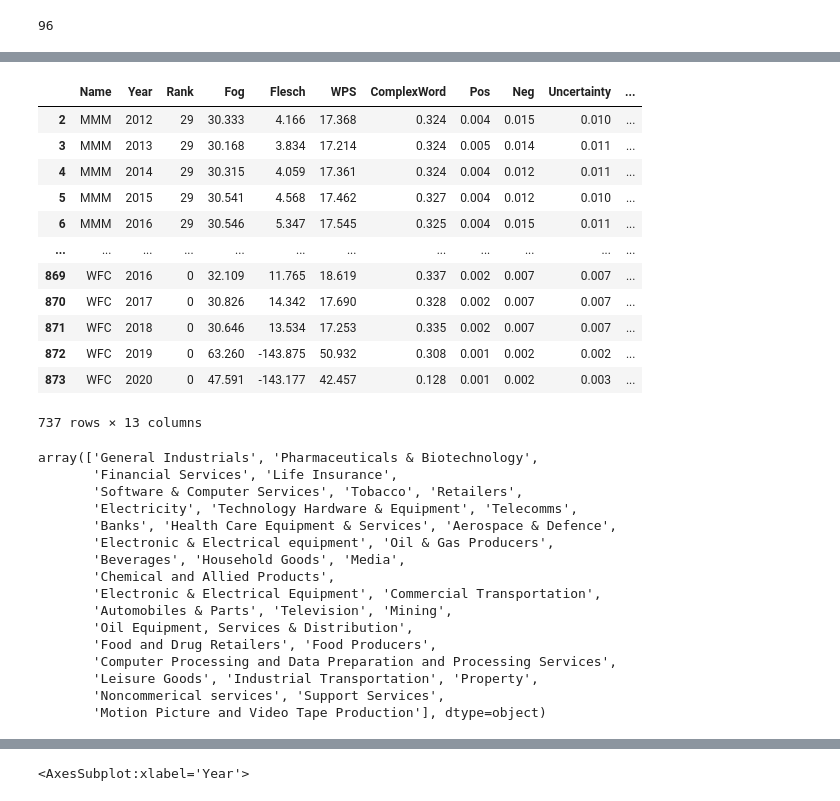
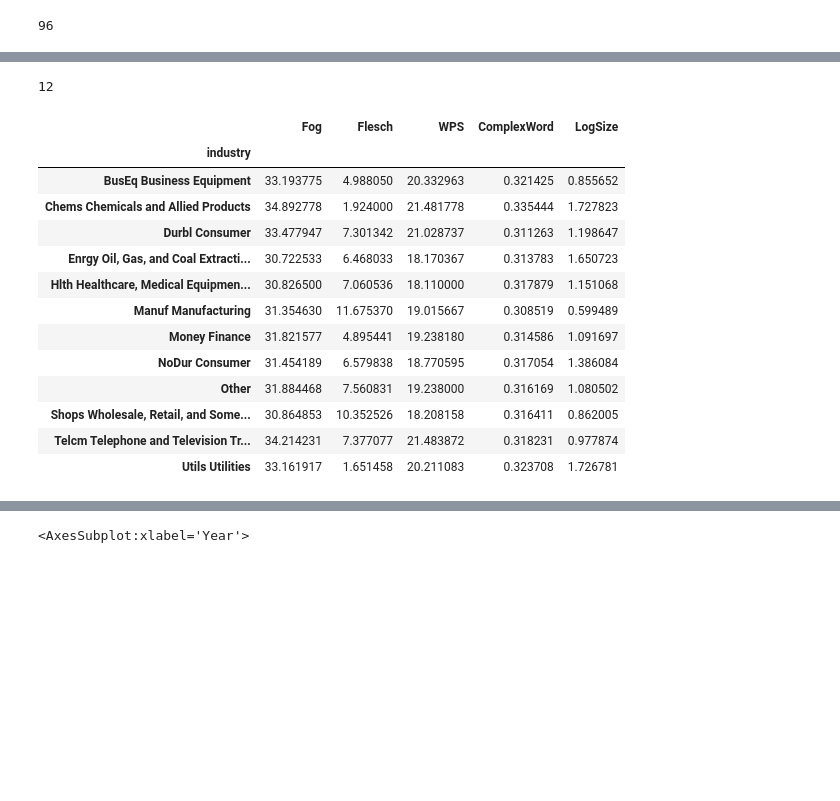
Before and after one commit to cskitty/linguistics, a Jupyter notebook: notebooks/ttest.ipynb, the cells around one changed output, grey strips where cells are left out. Cells and saved outputs as stored; diff of their text form; code cells hidden in the pictures; blank space fills up the shorter version.

```diff
--- a/notebooks/ttest.ipynb
+++ b/notebooks/ttest.ipynb
@@ -249,35 +277,4 @@ df['industry'] = df.apply(lambda x: dic[x['Name']], axis=1)
-# %%
-df
-# %% [output]
-|  | Name | Year | Rank | Fog | Flesch | WPS | ComplexWord | Pos | Neg | Uncertainty | ... |
-| 2 | MMM | 2012 | 29 | 30.333 | 4.166 | 17.368 | 0.324 | 0.004 | 0.015 | 0.010 | ... |
-| 3 | MMM | 2013 | 29 | 30.168 | 3.834 | 17.214 | 0.324 | 0.005 | 0.014 | 0.011 | ... |
-| 4 | MMM | 2014 | 29 | 30.315 | 4.059 | 17.361 | 0.324 | 0.004 | 0.012 | 0.011 | ... |
-| 5 | MMM | 2015 | 29 | 30.541 | 4.568 | 17.462 | 0.327 | 0.004 | 0.012 | 0.010 | ... |
-| 6 | MMM | 2016 | 29 | 30.546 | 5.347 | 17.545 | 0.325 | 0.004 | 0.015 | 0.011 | ... |
-| ... | ... | ... | ... | ... | ... | ... | ... | ... | ... | ... | ... |
-| 869 | WFC | 2016 | 0 | 32.109 | 11.765 | 18.619 | 0.337 | 0.002 | 0.007 | 0.007 | ... |
-| 870 | WFC | 2017 | 0 | 30.826 | 14.342 | 17.690 | 0.328 | 0.002 | 0.007 | 0.007 | ... |
-| 871 | WFC | 2018 | 0 | 30.646 | 13.534 | 17.253 | 0.335 | 0.002 | 0.007 | 0.007 | ... |
-| 872 | WFC | 2019 | 0 | 63.260 | -143.875 | 50.932 | 0.308 | 0.001 | 0.002 | 0.002 | ... |
-| 873 | WFC | 2020 | 0 | 47.591 | -143.177 | 42.457 | 0.128 | 0.001 | 0.002 | 0.003 | ... |
-737 rows × 13 columns
 # %%
-df.industry.unique()
+len(df.industry.unique())
 # %% [output]
-array(['General Industrials', 'Pharmaceuticals & Biotechnology',
-       'Financial Services', 'Life Insurance',
-       'Software & Computer Services', 'Tobacco', 'Retailers',
-       'Electricity', 'Technology Hardware & Equipment', 'Telecomms',
-       'Banks', 'Health Care Equipment & Services', 'Aerospace & Defence',
-       'Electronic & Electrical equipment', 'Oil & Gas Producers',
-       'Beverages', 'Household Goods', 'Media',
-       'Chemical and Allied Products',
-       'Electronic & Electrical Equipment', 'Commercial Transportation',
-       'Automobiles & Parts', 'Television', 'Mining',
-       'Oil Equipment, Services & Distribution',
-       'Food and Drug Retailers', 'Food Producers',
-       'Computer Processing and Data Preparation and Processing Services',
-       'Leisure Goods', 'Industrial Transportation', 'Property',
-       'Noncommerical services', 'Support Services',
-       'Motion Picture and Video Tape Production'], dtype=object)
+12
@@ -289,3 +281,21 @@ of.close()
+# %%
+df[['Fog','Flesch','WPS','ComplexWord','LogSize', 'industry']].groupby('industry').mean().to_csv('industry_mean.csv')
+df[['Fog','Flesch','WPS','ComplexWord','LogSize', 'industry']].groupby('industry').mean()
+# %% [output]
+|  | Fog | Flesch | WPS | ComplexWord | LogSize |
+| industry |  |  |  |  |  |
+| BusEq Business Equipment | 33.193775 | 4.988050 | 20.332963 | 0.321425 | 0.855652 |
+| Chems Chemicals and Allied Products | 34.892778 | 1.924000 | 21.481778 | 0.335444 | 1.727823 |
+| Durbl Consumer | 33.477947 | 7.301342 | 21.028737 | 0.311263 | 1.198647 |
+| Enrgy Oil, Gas, and Coal Extracti... | 30.722533 | 6.468033 | 18.170367 | 0.313783 | 1.650723 |
+| Hlth Healthcare, Medical Equipmen... | 30.826500 | 7.060536 | 18.110000 | 0.317879 | 1.151068 |
+| Manuf Manufacturing | 31.354630 | 11.675370 | 19.015667 | 0.308519 | 0.599489 |
+| Money Finance | 31.821577 | 4.895441 | 19.238180 | 0.314586 | 1.091697 |
+| NoDur Consumer | 31.454189 | 6.579838 | 18.770595 | 0.317054 | 1.386084 |
+| Other | 31.884468 | 7.560831 | 19.238000 | 0.316169 | 1.080502 |
+| Shops Wholesale, Retail, and Some... | 30.864853 | 10.352526 | 18.208158 | 0.316411 | 0.862005 |
+| Telcm Telephone and Television Tr... | 34.214231 | 7.377077 | 21.483872 | 0.318231 | 0.977874 |
+| Utils Utilities | 33.161917 | 1.651458 | 20.211083 | 0.323708 | 1.726781 |
 # %%
 df[['Fog','Flesch','WPS','ComplexWord','LogSize']].describe().T
 # %% [output]
```
Also changed, not shown: parts of 16 cells of this notebook.
